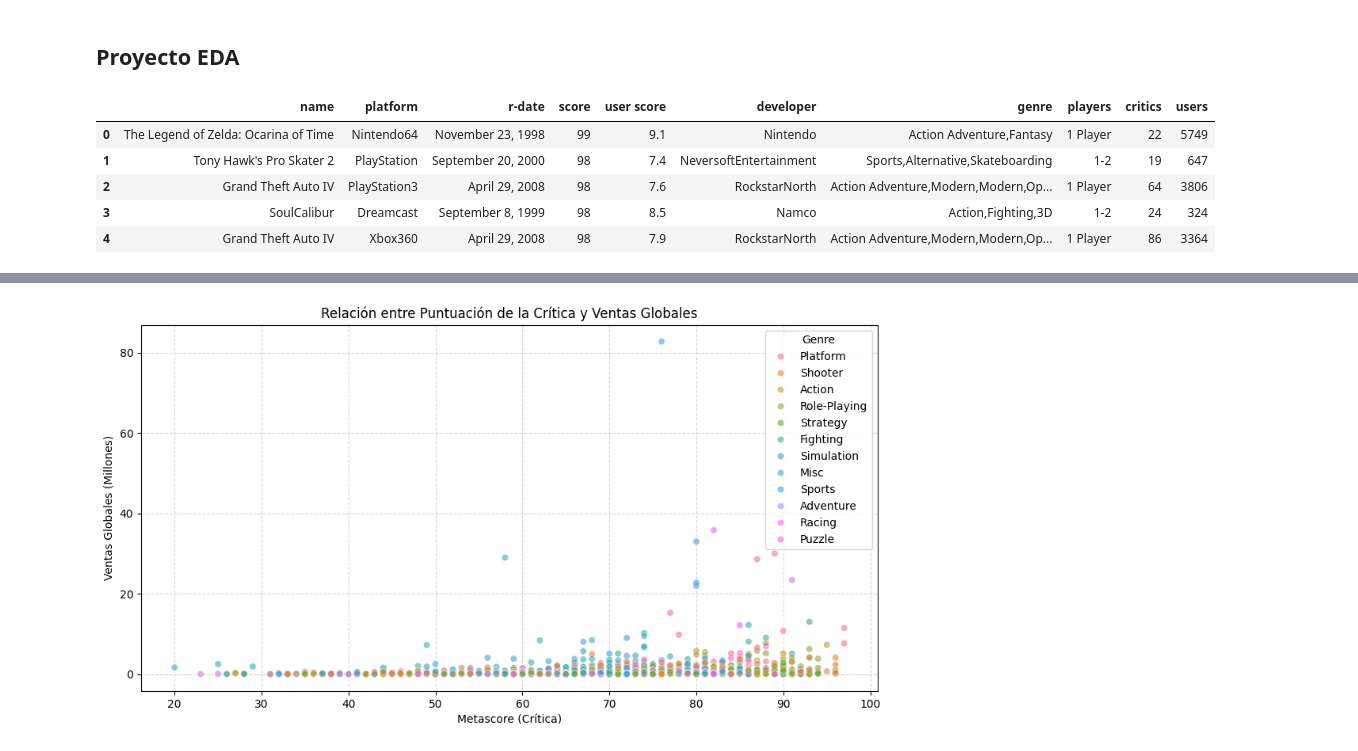
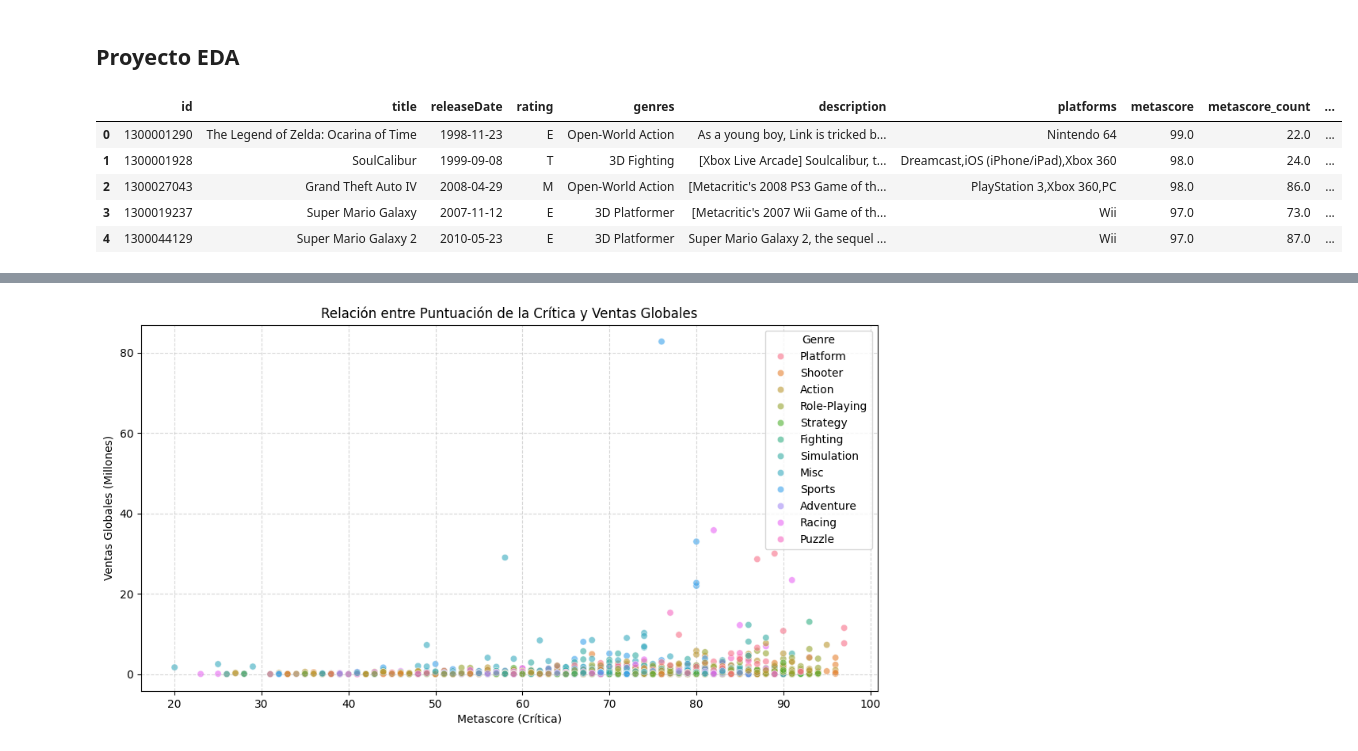
Before and after one commit to danmascarilla/Project_EDA, a Jupyter notebook: src/notebooks/pruebas.ipynb, the cells around one changed output, grey strips where cells are left out. Drawn from its saved outputs; the diff is of its cells as text; code cells hidden in the pictures.

```diff
--- a/src/notebooks/pruebas.ipynb
+++ b/src/notebooks/pruebas.ipynb
@@ -3,19 +3,19 @@
 # %%
 import pandas as pd
 import numpy as np
 import matplotlib.pyplot as plt
 import seaborn as sns
 
 # Cargar los datasets
-df_meta = pd.read_csv('./src/data/metacritic-games-data.csv')
-df_sales = pd.read_csv('./src/data/vgsales.csv') # El nombre depende del que bajes
+df_meta = pd.read_csv('../data/games.csv')
+df_sales = pd.read_csv('../data/vgsales.csv') # El nombre depende del que bajes
 
 # Previsualización
 df_meta.head()
 # %% [output]
-|  | name | platform | r-date | score | user score | developer | genre | players | critics | users |
-| 0 | The Legend of Zelda: Ocarina of Time | Nintendo64 | November 23, 1998 | 99 | 9.1 | Nintendo | Action Adventure,Fantasy | 1 Player | 22 | 5749 |
-| 1 | Tony Hawk's Pro Skater 2 | PlayStation | September 20, 2000 | 98 | 7.4 | NeversoftEntertainment | Sports,Alternative,Skateboarding | 1-2 | 19 | 647 |
-| 2 | Grand Theft Auto IV | PlayStation3 | April 29, 2008 | 98 | 7.6 | RockstarNorth | Action Adventure,Modern,Modern,Op... | 1 Player | 64 | 3806 |
-| 3 | SoulCalibur | Dreamcast | September 8, 1999 | 98 | 8.5 | Namco | Action,Fighting,3D | 1-2 | 24 | 324 |
-| 4 | Grand Theft Auto IV | Xbox360 | April 29, 2008 | 98 | 7.9 | RockstarNorth | Action Adventure,Modern,Modern,Op... | 1 Player | 86 | 3364 |
+|  | id | title | releaseDate | rating | genres | description | platforms | metascore | metascore_count | ... |
+| 0 | 1300001290 | The Legend of Zelda: Ocarina of Time | 1998-11-23 | E | Open-World Action | As a young boy, Link is tricked b... | Nintendo 64 | 99.0 | 22.0 | ... |
+| 1 | 1300001928 | SoulCalibur | 1999-09-08 | T | 3D Fighting | [Xbox Live Arcade] Soulcalibur, t... | Dreamcast,iOS (iPhone/iPad),Xbox 360 | 98.0 | 24.0 | ... |
+| 2 | 1300027043 | Grand Theft Auto IV | 2008-04-29 | M | Open-World Action | [Metacritic's 2008 PS3 Game of th... | PlayStation 3,Xbox 360,PC | 98.0 | 86.0 | ... |
+| 3 | 1300019237 | Super Mario Galaxy | 2007-11-12 | E | 3D Platformer | [Metacritic's 2007 Wii Game of th... | Wii | 97.0 | 73.0 | ... |
+| 4 | 1300044129 | Super Mario Galaxy 2 | 2010-05-23 | E | 3D Platformer | Super Mario Galaxy 2, the sequel ... | Wii | 97.0 | 87.0 | ... |
```
Also changed, not shown: parts of 6 cells of this notebook.
